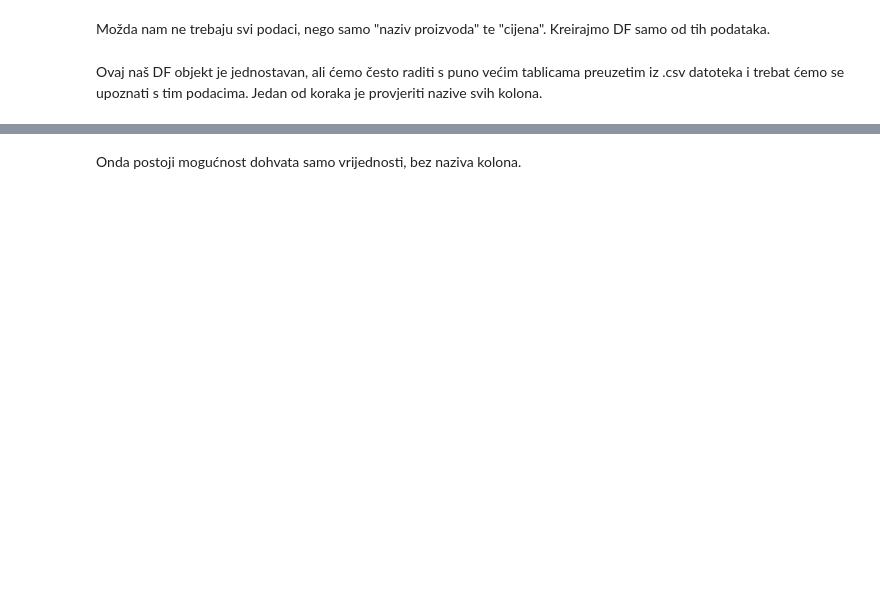
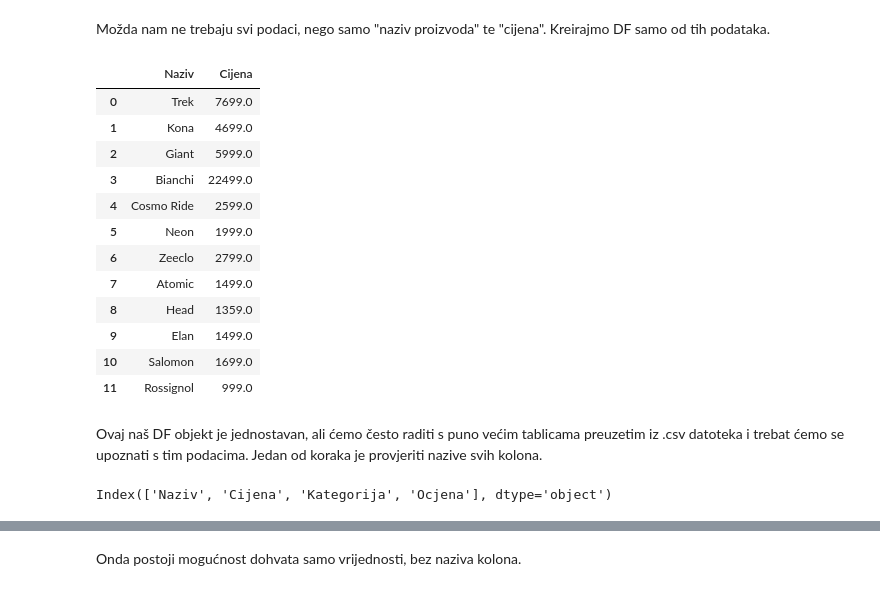
Before and after one commit to py-dev-algebra/py-jupyter-nb, a Jupyter notebook: 02 - Pandas/Pandas - Python modul za analizu podataka - Uvod, ucitavanje i normalizacija podataka.ipynb, the cells around one changed output, grey strips where cells are left out. Saved outputs shown, nothing was run; the diff lists cells and outputs as text; code cells hidden in the pictures; blank space fills up the shorter version.

```diff
--- a/02 - Pandas/Pandas - Python modul za analizu podataka - Uvod, ucitavanje i normalizacija podataka.ipynb
+++ b/02 - Pandas/Pandas - Python modul za analizu podataka - Uvod, ucitavanje i normalizacija podataka.ipynb
@@ -628,4 +741,29 @@ Na početku smo kreirali jedan *DataFrame* (dalje u tekstu DF) na osnovi rječni
 # %% [markdown]
 Možda nam ne trebaju svi podaci, nego samo "naziv proizvoda" te "cijena". Kreirajmo DF samo od tih podataka.
+# %%
+proizvodi_df = pd.DataFrame(proizvodi_baza, columns=['Naziv', 'Cijena'])
+proizvodi_df
+
+# Analogija s SQL jezikom
+# SELECT * FROM employee
+# SELECT first_name, last_name FROM employee
+# %% [output]
+|  | Naziv | Cijena |
+| 0 | Trek | 7699.0 |
+| 1 | Kona | 4699.0 |
+| 2 | Giant | 5999.0 |
+| 3 | Bianchi | 22499.0 |
+| 4 | Cosmo Ride | 2599.0 |
+| 5 | Neon | 1999.0 |
+| 6 | Zeeclo | 2799.0 |
+| 7 | Atomic | 1499.0 |
+| 8 | Head | 1359.0 |
+| 9 | Elan | 1499.0 |
+| 10 | Salomon | 1699.0 |
+| 11 | Rossignol | 999.0 |
 # %% [markdown]
 Ovaj naš DF objekt je jednostavan, ali ćemo često raditi s puno većim tablicama preuzetim iz .csv datoteka i trebat ćemo se upoznati s tim podacima. Jedan od koraka je provjeriti nazive svih kolona.
+# %%
+proizvodi_svi_df.columns
+# %% [output]
+Index(['Naziv', 'Cijena', 'Kategorija', 'Ocjena'], dtype='object')
```
Also changed, not shown: parts of 12 cells of this notebook.
